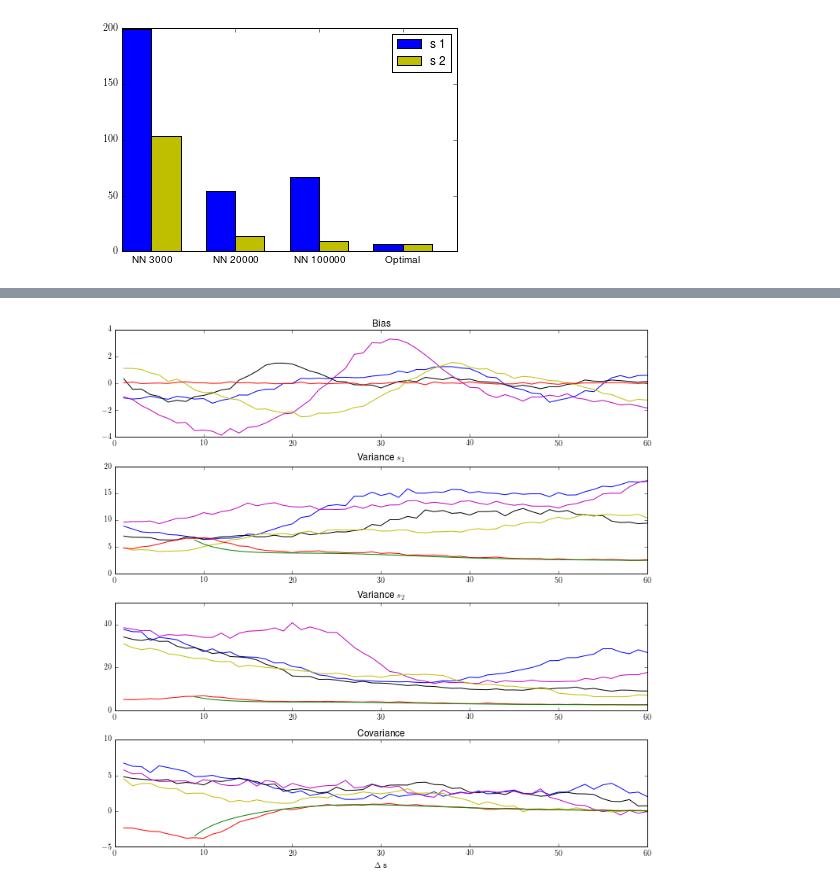
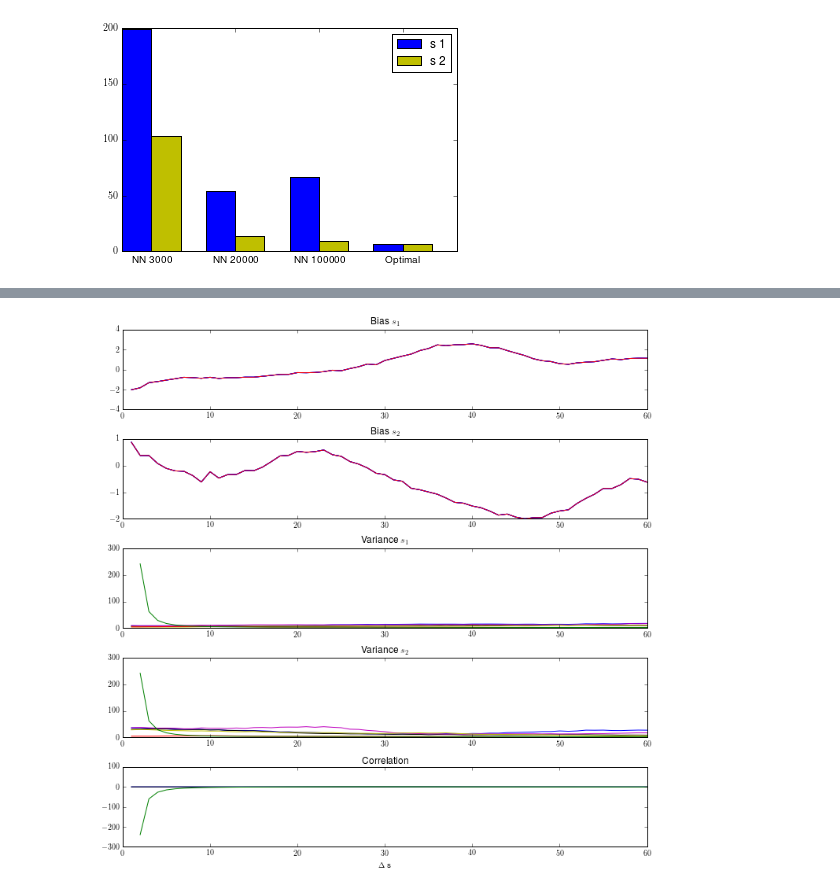
Before and after one commit to NYUMaLab/Divisive_Normalization_Project, a Jupyter notebook: Code/Demixing/Demixing DNN.ipynb, the cells around one changed output, grey strips where cells are left out. Saved outputs shown, nothing was run; the diff lists cells and outputs as text; code cells hidden in the pictures.

```diff
--- a/Code/Demixing/Demixing DNN.ipynb
+++ b/Code/Demixing/Demixing DNN.ipynb
@@ -737,10 +744,10 @@ None
 # %%
-f, (ax1, ax2, ax3, ax4, ax5) = plt.subplots(4)
+f, (ax1, ax2, ax3, ax4, ax5) = plt.subplots(5)
 ax1.plot(range(1, 61), bias_s1_nn1, c='b', label='Neural Net 1')
 ax2.plot(range(1, 61), bias_s2_nn1, c='b', label='Neural Net 1')
-ax3.plot(range(1, 61), var_s1_nn, c='b', label='Neural Net 1')
-ax4.plot(range(1, 61), var_s2_nn, c='b', label='Neural Net 1')
-ax5.plot(range(1, 61), corr_nn, c='b', label='Neural Net 1')
+ax3.plot(range(1, 61), var_s1_nn1, c='b', label='Neural Net 1')
+ax4.plot(range(1, 61), var_s2_nn1, c='b', label='Neural Net 1')
+ax5.plot(range(1, 61), corr_nn1, c='b', label='Neural Net 1')
 ax1.plot(range(1, 61), bias_s1_nn2, c='b', label='Neural Net 1')
 ax2.plot(range(1, 61), bias_s2_nn2, c='b', label='Neural Net 1')
 ax3.plot(range(1, 61), var_s1_nn2, c='k', label='Neural Net 2')
@@ -752,32 +759,31 @@ ax3.plot(range(1, 61), var_s1_nn3, c='m', label='Neural Net 3')
 ax4.plot(range(1, 61), var_s2_nn3, c='m', label='Neural Net 3')
 ax5.plot(range(1, 61), corr_nn3, c='m', label='Neural Net 3')
 ax1.plot(range(1, 61), bias_s1_nn4, c='b', label='Neural Net 1')
 ax2.plot(range(1, 61), bias_s2_nn4, c='b', label='Neural Net 1')
 ax3.plot(range(1, 61), var_s1_nn4, c='y', label='Neural Net 4')
 ax4.plot(range(1, 61), var_s2_nn4, c='y', label='Neural Net 4')
 ax5.plot(range(1, 61), corr_nn4, c='y', label='Neural Net 4')
 ax1.plot(range(1, 61), bias_s1_opt, c='r', label='MLE')
 ax2.plot(range(1, 61), bias_s2_opt, c='r', label='MLE')
 ax3.plot(range(1, 61), var_s1_opt, c='r', label='MLE')
 ax4.plot(range(1, 61), var_s2_opt, c='r', label='MLE')
 ax5.plot(range(1, 61), corr_opt, c='r', label='MLE')
 ax3.plot(range(1, 61), var_s1_fisher, c='g', label='Fisher')
 ax4.plot(range(1, 61), var_s2_fisher, c='g', label='Fisher')
 ax5.plot(range(1, 61), cov_fisher, c='g', label='Fisher')
 ax1.locator_params(axis = 'y', nbins = 4)
 ax2.locator_params(axis = 'y', nbins = 4)
 ax3.locator_params(axis = 'y', nbins = 4)
 ax4.locator_params(axis = 'y', nbins = 4)
 ax5.locator_params(axis = 'y', nbins = 4)
 #ax1.legend()
 ax1.set_title("Bias $s_1$")
 ax2.set_title("Bias $s_2$")
 ax3.set_title(r'Variance $s_1$')
 ax4.set_title(r'Variance $s_2$')
 ax5.set_title('Correlation')
 ax5.set_xlabel(r'$\Delta$ s')
 f.set_size_inches(10,10)
 plt.tight_layout()
-fig.savefig('nn_statistics.pdf')
 # %% [output]
-[figure, old version]
+[figure, new version]
```
Also changed, not shown: parts of 1 cell of this notebook, 2 other files.
